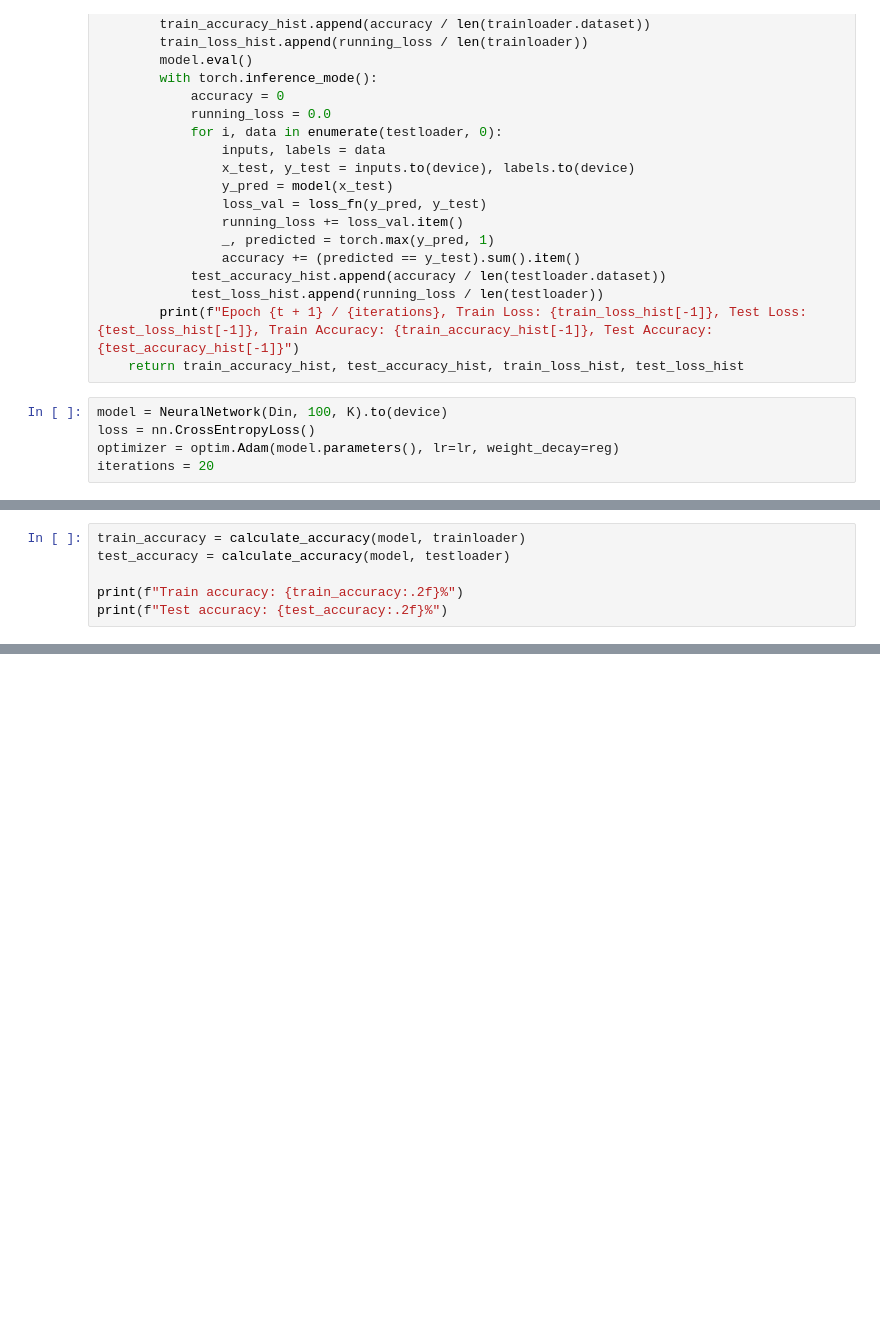
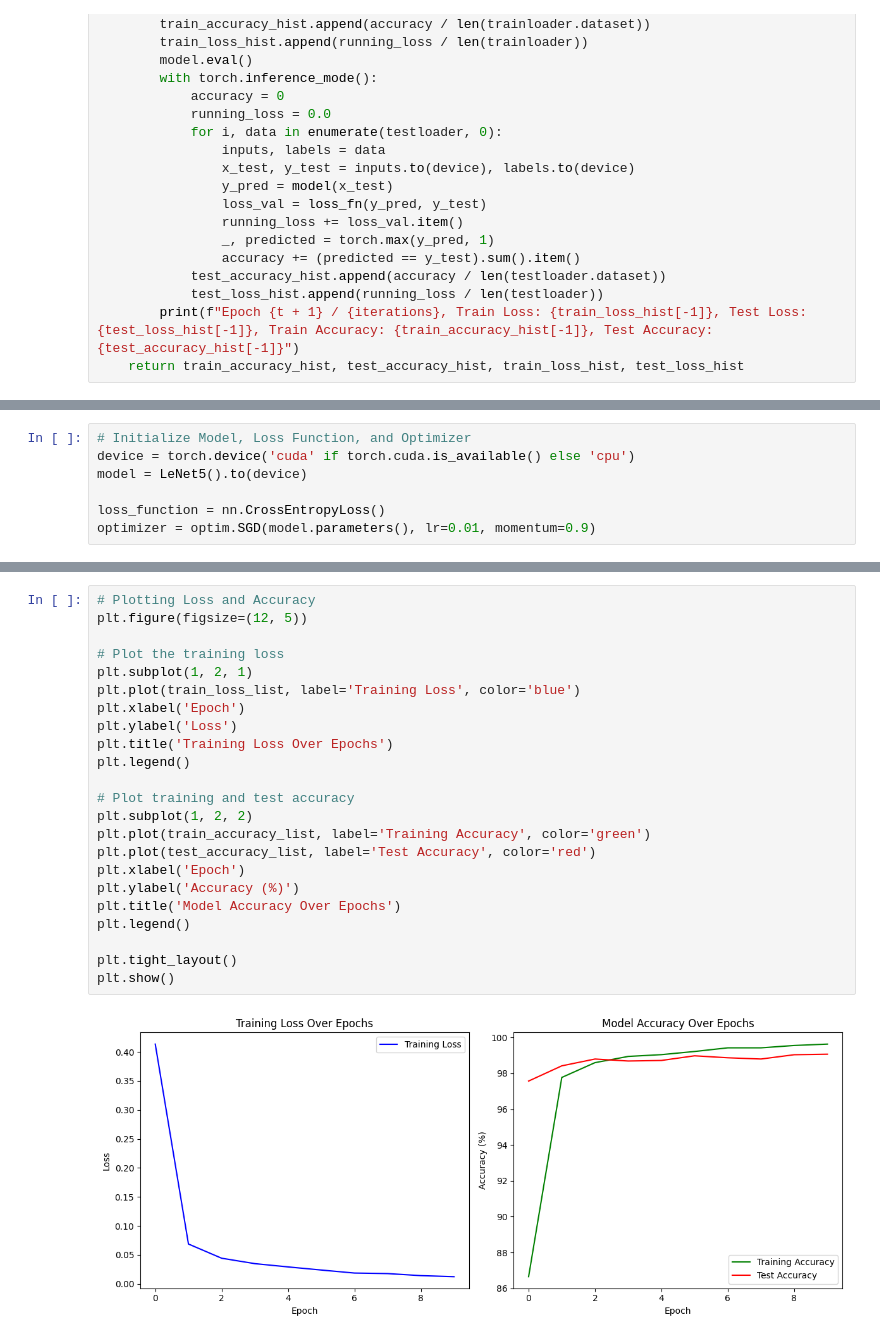
Before and after one commit to priyankan-v/Assignment-3-on-Neural-Networks, a Jupyter notebook: 210498T_a03.ipynb, the cells around one changed output, grey strips where cells are left out. Drawn from its saved outputs; the diff is of its cells as text; blank space fills up the shorter version.

```diff
--- a/210498T_a03.ipynb
+++ b/210498T_a03.ipynb
@@ -349,8 +601,3 @@ def train(model:nn.Module,
             test_loss_hist.append(running_loss / len(testloader))
         print(f"Epoch {t + 1} / {iterations}, Train Loss: {train_loss_hist[-1]}, Test Loss: {test_loss_hist[-1]}, Train Accuracy: {train_accuracy_hist[-1]}, Test Accuracy: {test_accuracy_hist[-1]}")
     return train_accuracy_hist, test_accuracy_hist, train_loss_hist, test_loss_hist
-# %%
-model = NeuralNetwork(Din, 100, K).to(device)
-loss = nn.CrossEntropyLoss()
-optimizer = optim.Adam(model.parameters(), lr=lr, weight_decay=reg)
-iterations = 20
@@ -415,6 +603,0 @@ def calculate_accuracy(model: nn.Module, dataloader: torch.utils.data.DataLoader
-# %%
-train_accuracy = calculate_accuracy(model, trainloader)
-test_accuracy = calculate_accuracy(model, testloader)
-
-print(f"Train accuracy: {train_accuracy:.2f}%")
-print(f"Test accuracy: {test_accuracy:.2f}%")
@@ -423,0 +647,7 @@ Test accuracy: 45.92%
+# %%
+# Initialize Model, Loss Function, and Optimizer
+device = torch.device('cuda' if torch.cuda.is_available() else 'cpu')
+model = LeNet5().to(device)
+
+loss_function = nn.CrossEntropyLoss()
+optimizer = optim.SGD(model.parameters(), lr=0.01, momentum=0.9)
@@ -423,0 +721,25 @@ Test accuracy: 45.92%
+# %%
+# Plotting Loss and Accuracy
+plt.figure(figsize=(12, 5))
+
+# Plot the training loss
+plt.subplot(1, 2, 1)
+plt.plot(train_loss_list, label='Training Loss', color='blue')
+plt.xlabel('Epoch')
+plt.ylabel('Loss')
+plt.title('Training Loss Over Epochs')
+plt.legend()
+
+# Plot training and test accuracy
+plt.subplot(1, 2, 2)
+plt.plot(train_accuracy_list, label='Training Accuracy', color='green')
+plt.plot(test_accuracy_list, label='Test Accuracy', color='red')
+plt.xlabel('Epoch')
+plt.ylabel('Accuracy (%)')
+plt.title('Model Accuracy Over Epochs')
+plt.legend()
+
+plt.tight_layout()
+plt.show()
+# %% [output]
+[figure, added]
```
Also changed, not shown: parts of 54 cells of this notebook.
